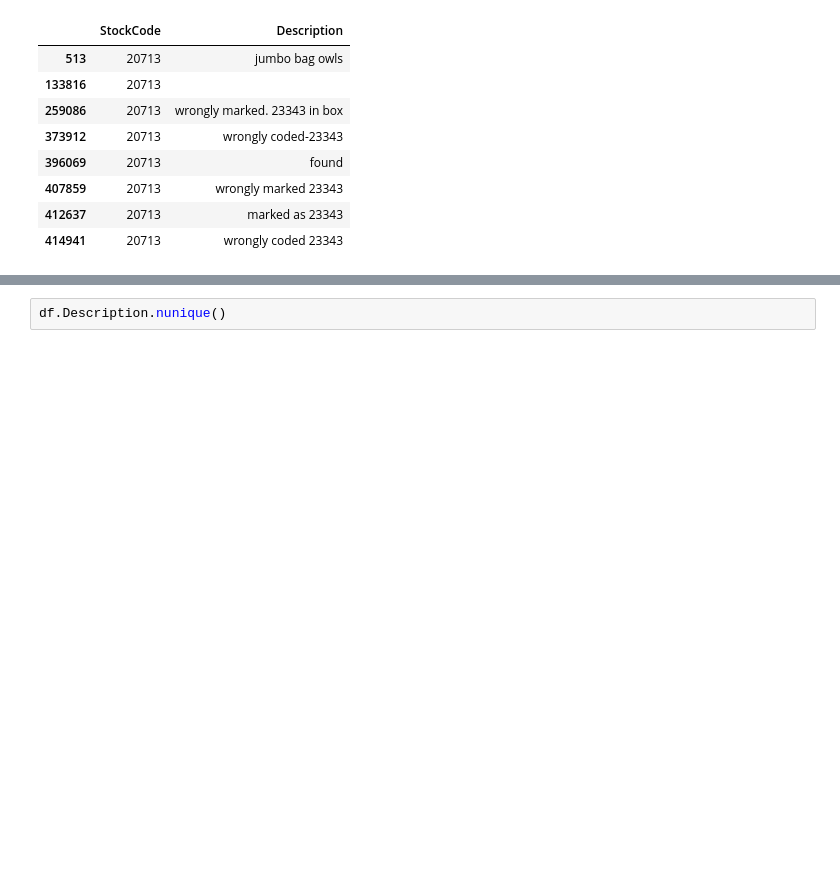
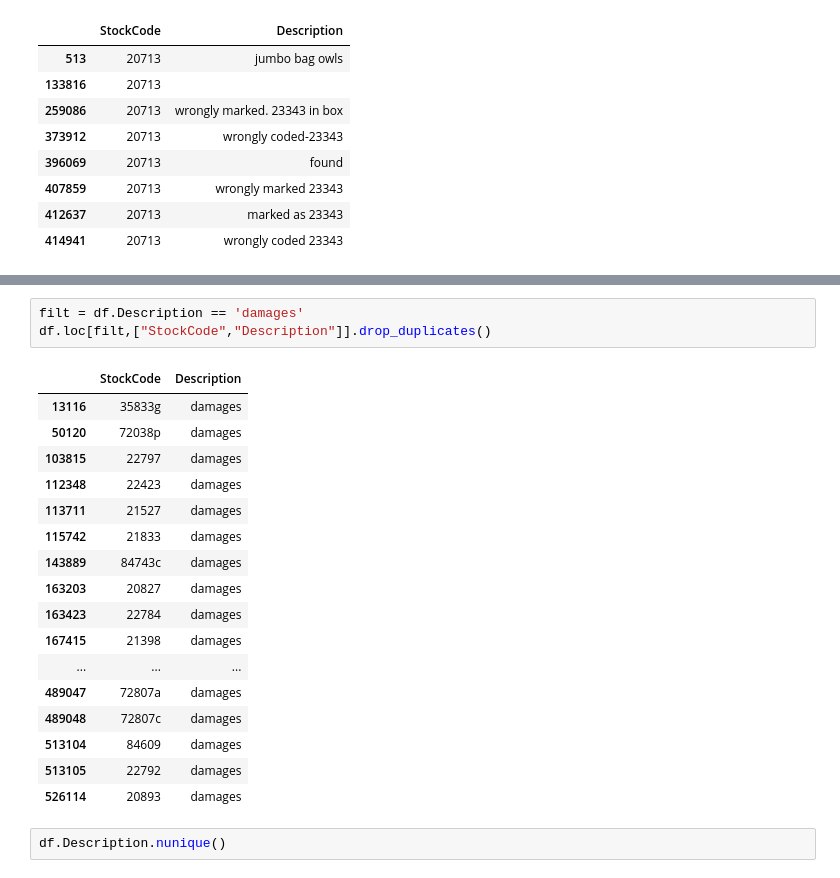
Before and after one commit to DeskDown/DSLabs, a Jupyter notebook: Lab3/lab3.ipynb, the cells around one changed output, grey strips where cells are left out. Cells and saved outputs as stored; diff of their text form; blank space fills up the shorter version.

```diff
--- a/Lab3/lab3.ipynb
+++ b/Lab3/lab3.ipynb
@@ -147,3 +157,24 @@ df[filt][["StockCode","Description"]].drop_duplicates()
+# %%
+filt = df.Description == 'damages'
+df.loc[filt,["StockCode","Description"]].drop_duplicates()
+# %% [output]
+|  | StockCode | Description |
+| 13116 | 35833g | damages |
+| 50120 | 72038p | damages |
+| 103815 | 22797 | damages |
+| 112348 | 22423 | damages |
+| 113711 | 21527 | damages |
+| 115742 | 21833 | damages |
+| 143889 | 84743c | damages |
+| 163203 | 20827 | damages |
+| 163423 | 22784 | damages |
+| 167415 | 21398 | damages |
+| ... | ... | ... |
+| 489047 | 72807a | damages |
+| 489048 | 72807c | damages |
+| 513104 | 84609 | damages |
+| 513105 | 22792 | damages |
+| 526114 | 20893 | damages |
 # %%
 df.Description.nunique()
 # %% [output]
```
Also changed, not shown: parts of 2 cells of this notebook.
